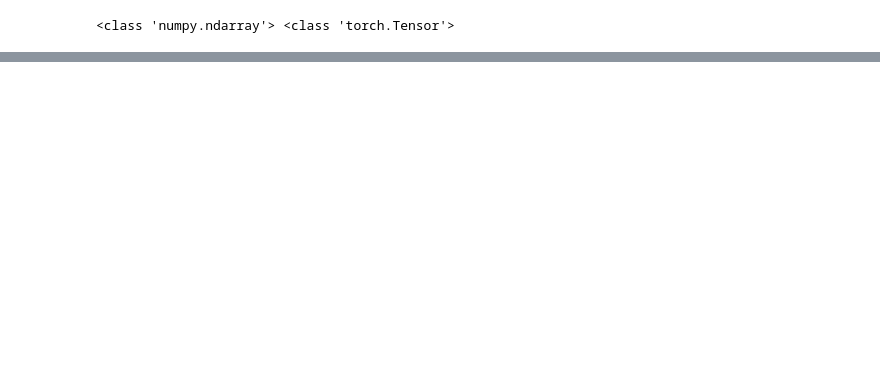
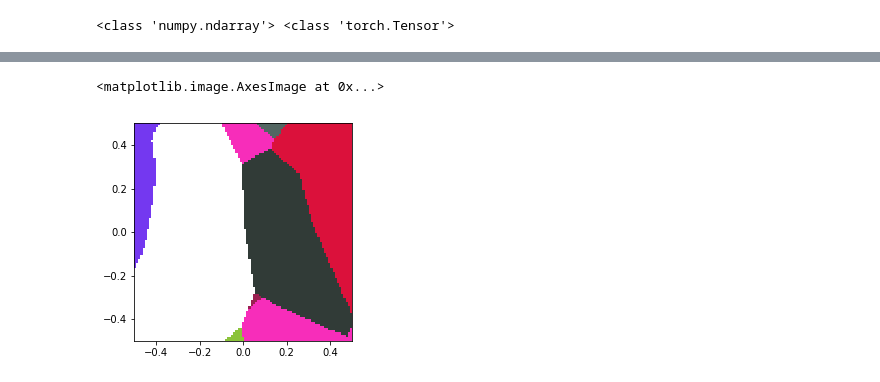
Before and after one commit to ferjad/FGSM_pytorch, a Jupyter notebook: FGSM.ipynb, the cells around one changed output, grey strips where cells are left out. Cells and saved outputs as stored; diff of their text form; code cells hidden in the pictures; blank space fills up the shorter version.

```diff
--- a/FGSM.ipynb
+++ b/FGSM.ipynb
@@ -155,0 +162,59 @@ Original Label  1  Adv Label  1
+# %%
+#Finds the Ortonormal vector of a given input
+def ort_torch(x):
+    vert=torch.randn(x.shape).to(device)
+    vert-=torch.mul(vert,x)*x
+    vert/=torch.norm(vert)
+    return vert
+# %%
+#Definining color for each class
+colors = [[134, 24, 194], # 0 --> purple to pink intense
+ [ 44 ,170, 223], # 1 --> medium to light blue
+ [247 , 45 ,186], # 2 --> intense darker barbie pink
+ [139, 195 , 58], # 3 --> medium lime green
+ [ 49 , 59 , 55], # 4 --> dark grey
+ [ 83, 102  ,98], # 5 --> light grey
+ [219 , 17 , 59], # 6 --> intense pinkish red
+ [116 , 56 ,240], # 7 --> cold intense purple to blue
+ [155 , 32,  81], # 8 --> dark rose
+ [ 21 , 40, 213]] # 9 --> intense royal blue
+# %%
+res=101
+window=0.5
+x=np.linspace(-window,window,res)
+y=np.linspace(-window,window,res)
+out=np.zeros([res,res,3],dtype=np.uint8)
+#print(x)
+data_loader=torch.utils.data.DataLoader(test_dataset, batch_size=1,
+                                       shuffle=True)
+for image,label in data_loader:
+    image,label=image.to(device),label.to(device)
+    image=image.view(-1,input_size)
+    image.requires_grad_()
+    output=model(image)
+    _,prediction=torch.max(output,1)
+
+    loss=criterion(output,label)
+    loss.backward()
+    adv_direction=image.grad
+    adv_normal=ort_torch(adv_direction)
+    adv_direction=torch.sign(adv_direction)
+    adv_normal=torch.sign(adv_normal)
+
+    for a in range(y.size):
+        for b in range(x.size):
+            update=y[a]*adv_normal+x[b]*adv_direction
+            update=update.to(device)
+            image_adv=torch.clamp(image.detach()+update,0,1)
+            _,adv_out=torch.max(model(image_adv),1)
+            if(adv_out==label):
+                out[a][b]=[255,255,255]
+            else:
+                out[a][b]=colors[adv_out]
+
+
+    break
+plt.imshow(out,extent=[-window,window,-window,window])
+# %% [output]
+<matplotlib.image.AxesImage at 0x...>
+[figure, added]
```
Also changed, not shown: parts of 6 cells of this notebook, 2 other files.
